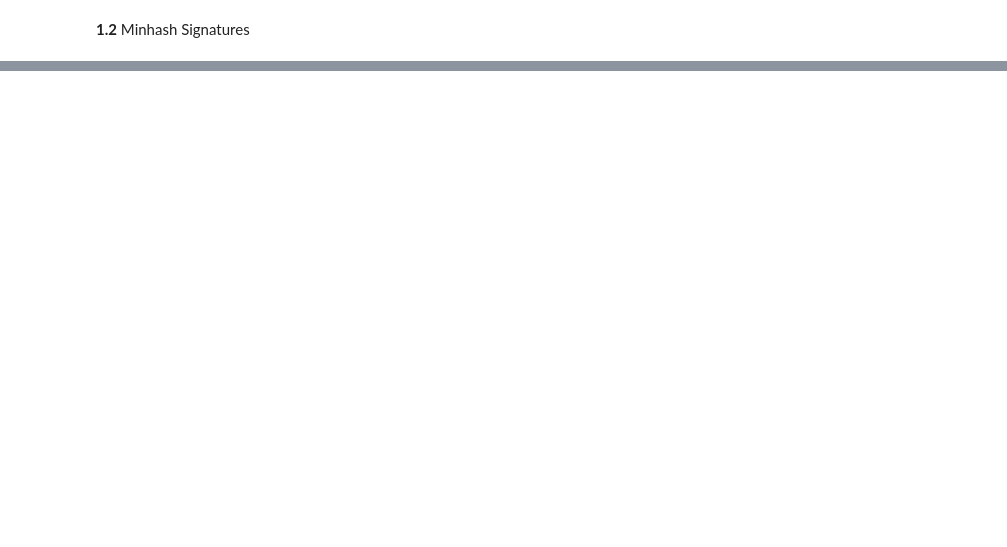
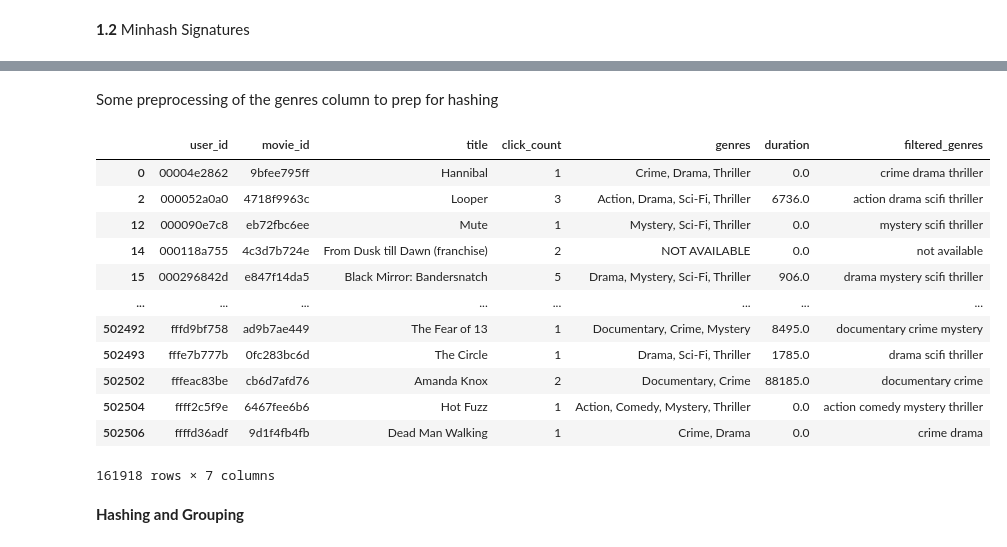
Before and after one commit to AmbarChatterjee/ADM_HW4_Group3, a Jupyter notebook: HW4_main.ipynb, the cells around one changed output, grey strips where cells are left out. Drawn from its saved outputs; the diff is of its cells as text; code cells hidden in the pictures; blank space fills up the shorter version.

```diff
--- a/HW4_main.ipynb
+++ b/HW4_main.ipynb
@@ -83,0 +39,17 @@ top_10DF
+# %%
+# Drop duplicates from the Dataframe
+moviesDF = moviesDF.drop_duplicates(subset=['user_id', 'movie_id', 'datetime'])
+
+# Group data
+aggregated_data = moviesDF.groupby(["user_id", "movie_id"]).agg({
+    "title": "first",
+    "datetime": "size",  # Rename this to click_count
+    "genres": "first",
+    "duration": "sum"
+}).reset_index().rename(columns={"datetime": "click_count"})
+
+# Sort and get top 10 movies for each user
+top_movies_per_user = aggregated_data.sort_values(by=["user_id", "click_count", "duration"], ascending=[True, False, False]).groupby("user_id").head(10)
+
+# Display the result
+top_movies_per_user
@@ -144,0 +72,25 @@ ValueError: operands could not be broadcast together with shapes (200,) (100,)
+# %% [markdown]
+Some preprocessing of the genres column to prep for hashing
+# %%
+top_movies_per_user.sort_values(by = ['user_id','click_count'], ascending = False)
+top_movies_per_user['filtered_genres'] = top_movies_per_user['genres'].apply(lambda x: re.sub(r'[^\w\s]', '', x.lower()))
+
+
+top_movies_per_user = top_movies_per_user.drop_duplicates(subset = 'user_id')
+top_movies_per_user
+# %% [output]
+|  | user_id | movie_id | title | click_count | genres | duration | filtered_genres |
+| 0 | 00004e2862 | 9bfee795ff | Hannibal | 1 | Crime, Drama, Thriller | 0.0 | crime drama thriller |
+| 2 | 000052a0a0 | 4718f9963c | Looper | 3 | Action, Drama, Sci-Fi, Thriller | 6736.0 | action drama scifi thriller |
+| 12 | 000090e7c8 | eb72fbc6ee | Mute | 1 | Mystery, Sci-Fi, Thriller | 0.0 | mystery scifi thriller |
+| 14 | 000118a755 | 4c3d7b724e | From Dusk till Dawn (franchise) | 2 | NOT AVAILABLE | 0.0 | not available |
+| 15 | 000296842d | e847f14da5 | Black Mirror: Bandersnatch | 5 | Drama, Mystery, Sci-Fi, Thriller | 906.0 | drama mystery scifi thriller |
+| ... | ... | ... | ... | ... | ... | ... | ... |
+| 502492 | fffd9bf758 | ad9b7ae449 | The Fear of 13 | 1 | Documentary, Crime, Mystery | 8495.0 | documentary crime mystery |
+| 502493 | fffe7b777b | 0fc283bc6d | The Circle | 1 | Drama, Sci-Fi, Thriller | 1785.0 | drama scifi thriller |
+| 502502 | fffeac83be | cb6d7afd76 | Amanda Knox | 2 | Documentary, Crime | 88185.0 | documentary crime |
+| 502504 | ffff2c5f9e | 6467fee6b6 | Hot Fuzz | 1 | Action, Comedy, Mystery, Thriller | 0.0 | action comedy mystery thriller |
+| 502506 | ffffd36adf | 9d1f4fb4fb | Dead Man Walking | 1 | Crime, Drama | 0.0 | crime drama |
+161918 rows × 7 columns
+# %% [markdown]
+**Hashing and Grouping**
```
Also changed, not shown: parts of 11 cells of this notebook.
